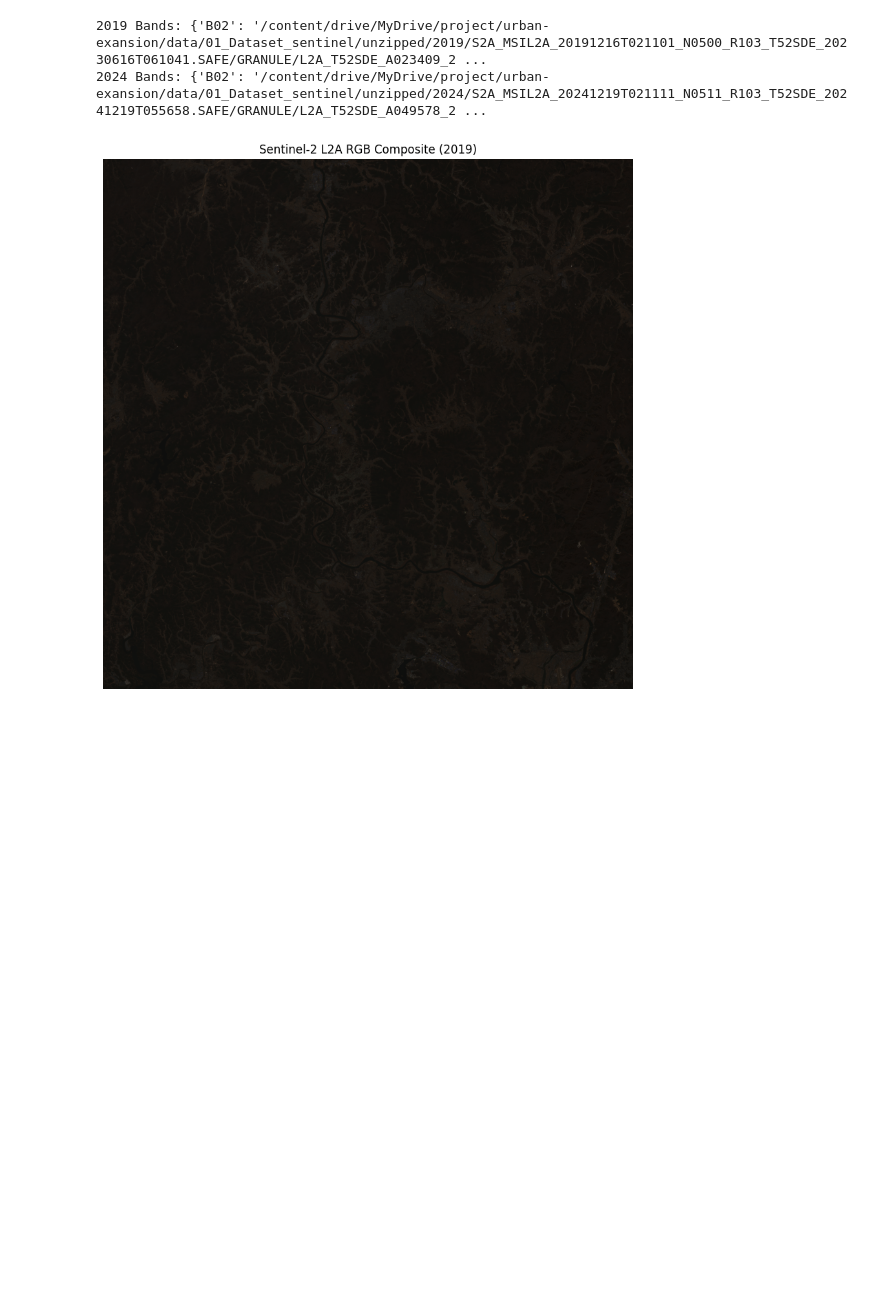
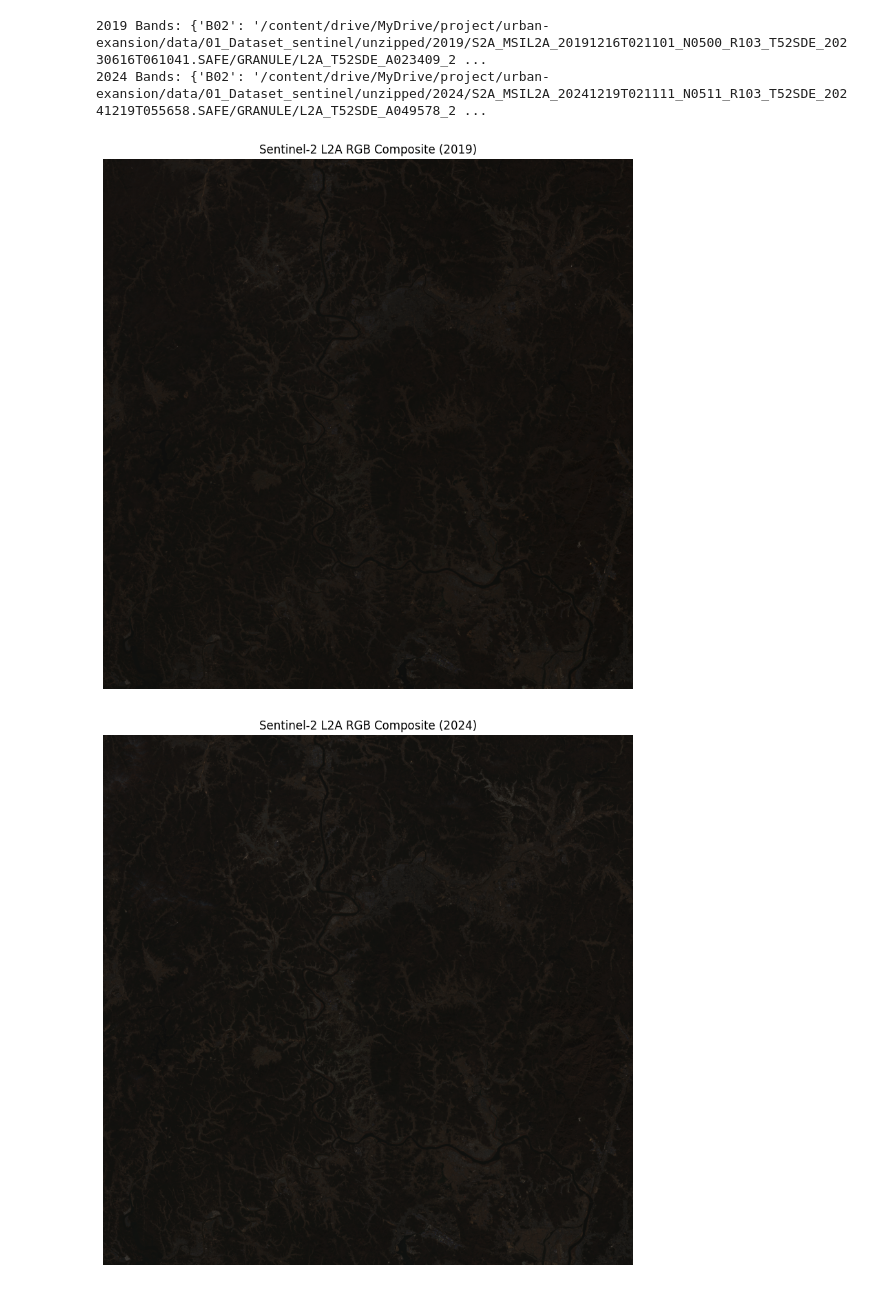
Before and after one commit to ramalias/urban-expansion, a Jupyter notebook: main-urban-expansion.ipynb, the cells around one changed output. Saved outputs shown, nothing was run; the diff lists cells and outputs as text; code cells hidden in the pictures; blank space fills up the shorter version.

```diff
--- a/main-urban-expansion.ipynb
+++ b/main-urban-expansion.ipynb
@@ -93,23 +95,26 @@ print("2024 Bands:", bands_2024)
 # %%
 def show_rgb(band_paths, title):
     with rasterio.open(band_paths['B04']) as red:
         r = red.read(1)
     with rasterio.open(band_paths['B03']) as green:
         g = green.read(1)
     with rasterio.open(band_paths['B02']) as blue:
         b = blue.read(1)
 
     def normalize(band):
         return (band - band.min()) / (band.max() - band.min())
 
     rgb = np.dstack([normalize(r), normalize(g), normalize(b)])
 
     plt.figure(figsize=(10, 10))
     plt.imshow(rgb)
     plt.title(title)
     plt.axis('off')
     plt.show()
 
 show_rgb(bands_2019, "Sentinel-2 L2A RGB Composite (2019)")
+
+show_rgb(bands_2024, "Sentinel-2 L2A RGB Composite (2024)")
 # %% [output]
 [figure]
+[figure, added]
```
Also changed, not shown: parts of 5 cells of this notebook.
